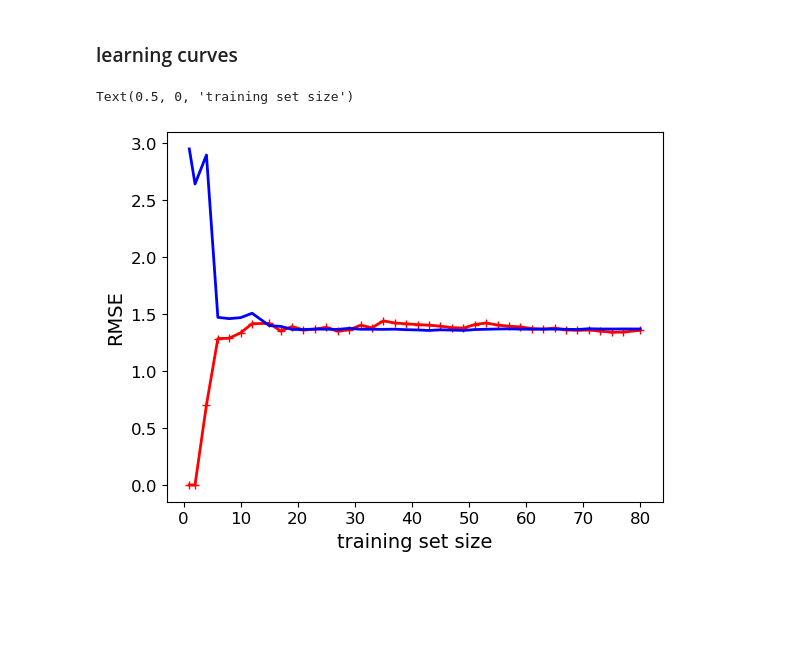
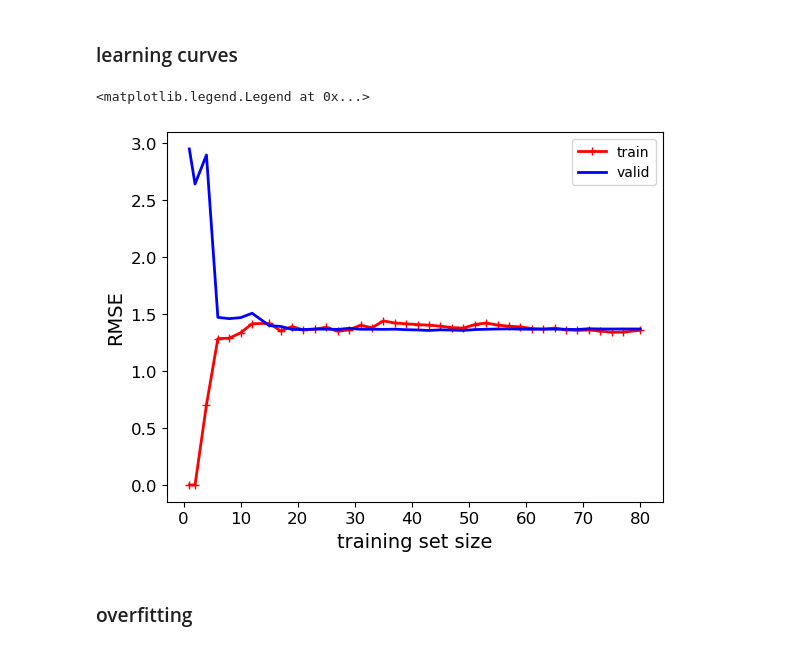
Before and after one commit to ericlau1987/hands_on_machine_learning_sklearn_keras_tensorflow, a Jupyter notebook: src/chapter4_training_models/codes.ipynb, the cells around one changed output. Saved outputs shown, nothing was run; the diff lists cells and outputs as text; code cells hidden in the pictures; blank space fills up the shorter version.

```diff
--- a/src/chapter4_training_models/codes.ipynb
+++ b/src/chapter4_training_models/codes.ipynb
@@ -18,9 +18,9 @@ np.random.seed(42)
 %matplotlib inline
 import matplotlib as mplmpl
 import matplotlib.pyplot as plt
-mpl.rc('axes', labelsize=14)
-mpl.rc('xtick', labelsize=12)
-mpl.rc('ytick', labelsize=12)
+plt.rc('axes', labelsize=14)
+plt.rc('xtick', labelsize=12)
+plt.rc('ytick', labelsize=12)
 
 # Where to save the figures
 PROJECT_ROOT_DIR = "."
@@ -206,17 +205,20 @@ lin_reg.intercept_, lin_reg.coef_
 # %%
 from sklearn.model_selection import learning_curve
 
 train_sizes, train_scores, valid_scores = learning_curve(
     LinearRegression(), X, y, train_sizes=np.linspace(0.01, 1.0, 40), cv=5,
     scoring="neg_root_mean_squared_error"
 )
 train_scores = -train_scores.mean(axis=1)
 valid_scores = -valid_scores.mean(axis=1)
 
 plt.plot(train_sizes, train_scores, "r-+", linewidth=2, label="train")
 plt.plot(train_sizes, valid_scores, "b-", linewidth=2, label="valid")
 plt.ylabel("RMSE")
 plt.xlabel("training set size")
+plt.legend()
 # %% [output]
-Text(0.5, 0, 'training set size')
+<matplotlib.legend.Legend at 0x...>
-[figure, old version]
+[figure, new version]
+# %% [markdown]
+### overfitting
```
Also changed, not shown: parts of 17 cells of this notebook, 1 other file.
